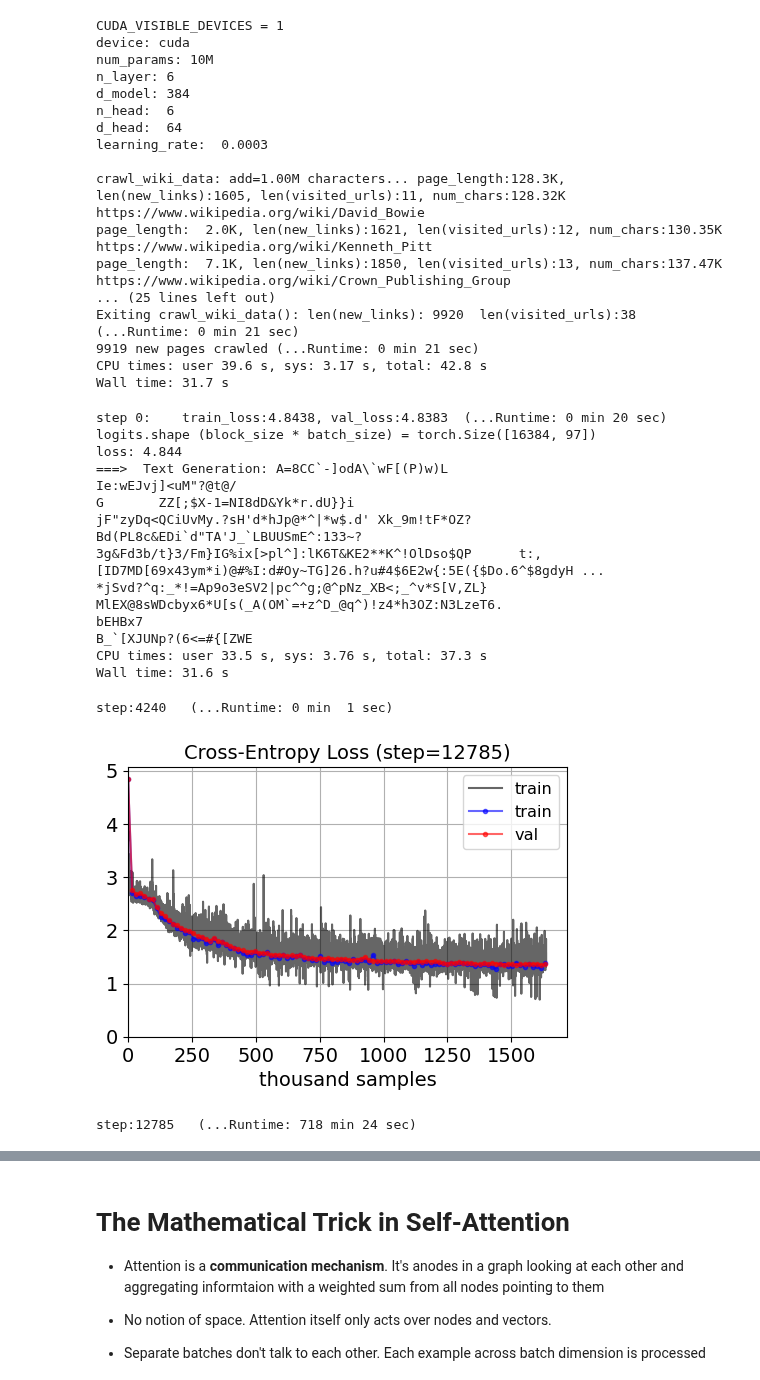
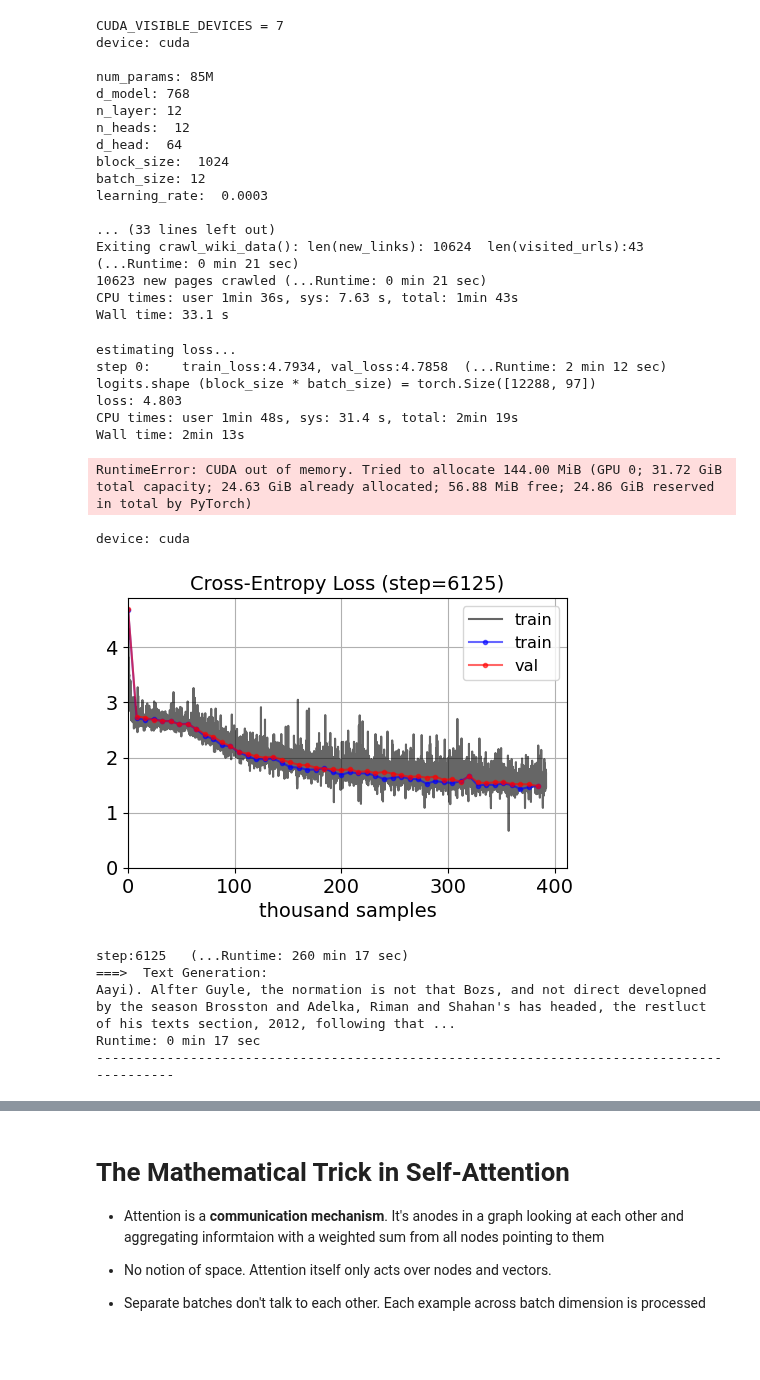
Before and after one commit to ozkansafak/decoder-llm, a Jupyter notebook: main.ipynb, the cells around one changed output, grey strips where cells are left out. Cells and saved outputs as stored; diff of their text form; code cells hidden in the pictures; blank space fills up the shorter version.

```diff
--- a/main.ipynb
+++ b/main.ipynb
@@ -2,36 +2,35 @@
 %%time
 %reload_ext autoreload
 %autoreload 2
-from utils.tranformer import *
+from utils.model import *
 from utils.helpers import *
 from utils.imports import *
 
 # instantiate model
-model = DecoderTransformer(vocab_size)
-model = nn.DataParallel(model)
+model = DecoderModel(vocab_size)
 model = model.to(device) # move model parameters to gpu if available
 
 # load val_data by crawling the list of wiki pages in "dataset/val_wiki.json"
 val_data, val_urls = load_val_data(num_pages=10)
-train_data, num_chars = crawl_wiki_data(new_links, visited_urls, num_chars, add=10e5, printer=True)
+train_data, num_chars = crawl_wiki_data(new_links, visited_urls, num_chars, add=1e6, printer=True)
 # %% [output]
-CUDA_VISIBLE_DEVICES = 1
+CUDA_VISIBLE_DEVICES = 7
 device: cuda
-num_params: 10M
-n_layer: 6
-d_model: 384
-n_head:  6
+
+num_params: 85M
+d_model: 768
+n_layer: 12
+n_heads:  12
 d_head:  64
+block_size:  1024
+batch_size: 12
 learning_rate:  0.0003
 
-crawl_wiki_data: add=1.00M characters... page_length:128.3K, len(new_links):1605, len(visited_urls):11, num_chars:128.32K  https://www.wikipedia.org/wiki/David_Bowie
-page_length:  2.0K, len(new_links):1621, len(visited_urls):12, num_chars:130.35K  https://www.wikipedia.org/wiki/Kenneth_Pitt
-page_length:  7.1K, len(new_links):1850, len(visited_urls):13, num_chars:137.47K  https://www.wikipedia.org/wiki/Crown_Publishing_Group
-... (25 lines left out)
-Exiting crawl_wiki_data(): len(new_links): 9920  len(visited_urls):38   (...Runtime: 0 min 21 sec)
-9919 new pages crawled (...Runtime: 0 min 21 sec)
-CPU times: user 39.6 s, sys: 3.17 s, total: 42.8 s
-Wall time: 31.7 s
+... (33 lines left out)
+Exiting crawl_wiki_data(): len(new_links): 10624  len(visited_urls):43   (...Runtime: 0 min 21 sec)
+10623 new pages crawled (...Runtime: 0 min 21 sec)
+CPU times: user 1min 36s, sys: 7.63 s, total: 1min 43s
+Wall time: 33.1 s
 # %%
 %%time
 step = 0
@@ -44,6 +43,7 @@ list_epochs, list_losses, list_epochs_eval, list_losses_eval = [0], [], [0], []
 xb, yb, pivot = get_batch(train_data, batch_size, pivot=0)
 
 logits, loss = model(xb, yb)
+print()
 if device.startswith('cuda') and torch.cuda.device_count() > 1:
     loss = np.mean(loss.tolist())
 list_losses.append(loss.tolist())
@@ -53,21 +53,14 @@ list_losses_eval.append([item.detach().numpy().tolist() for item in (losses['tra
 
 print(f'logits.shape (block_size * batch_size) = {logits.shape}')
 print(f'loss: {loss:.3f}')
-generate_text(model, step);
+# generate_text(model, step, time.time());
 # %% [output]
-step 0:    train_loss:4.8438, val_loss:4.8383  (...Runtime: 0 min 20 sec)
-logits.shape (block_size * batch_size) = torch.Size([16384, 97])
-loss: 4.844
-===>  Text Generation: A=8CC`-]odA\`wF[(P)w)L
-Ie:wEJvj]<uM"?@t@/
-G       ZZ[;$X-1=NI8dD&Yk*r.dU}}i
-jF"zyDq<QCiUvMy.?sH'd*hJp@*^|*w$.d' Xk_9m!tF*OZ?Bd(PL8c&EDi`d"TA'J_`LBUUSmE^:133~?3g&Fd3b/t}3/Fm}IG%ix[>pl^]:lK6T&KE2**K^!OlDso$QP      t:,[ID7MD[69x43ym*i)@#%I:d#Oy~TG]26.h?u#4$6E2w{:5E({$Do.6^$8gdyH ...
-*jSvd?^q:_*!=Ap9o3eSV2|pc^^g;@^pNz_XB<;_^v*S[V,ZL}
-MlEX@8sWDcbyx6*U[s(_A(OM`=+z^D_@q^)!z4*h3OZ:N3LzeT6.
-bEHBx7
-B_`[XJUNp?(6<=#{[ZWE
-CPU times: user 33.5 s, sys: 3.76 s, total: 37.3 s
-Wall time: 31.6 s
+estimating loss...
+step 0:    train_loss:4.7934, val_loss:4.7858  (...Runtime: 2 min 12 sec)
+logits.shape (block_size * batch_size) = torch.Size([12288, 97])
+loss: 4.803
+CPU times: user 1min 48s, sys: 31.4 s, total: 2min 19s
+Wall time: 2min 13s
 # %%
 # train loop
 start = time.time()
@@ -79,7 +72,6 @@ while step < max_iters:
 
     # sample a batch of data
     xb, yb, pivot = get_batch(train_data, batch_size, pivot)
-
     while len(xb) < batch_size:
         repo_xb, repo_yb, pivot = xb, yb, 0
         train_data, num_chars = crawl_wiki_data(new_links, visited_urls, num_chars, add, printer=False)
@@ -90,10 +82,11 @@ while step < max_iters:
     # evaluate the loss
     logits, loss = model(xb, yb)
     if device.startswith('cuda') and torch.cuda.device_count() > 1:
+        # averages multi-GPU losses
         loss = loss.mean()
     optimizer.zero_grad(set_to_none=True)
-    loss.backward() # get the gradients
-    optimizer.step() # update parameters using the gradients
+    loss.backward() # get the gradients with backprop.
+    optimizer.step() # apply the gradient on the parameters
 
     list_losses.append(loss.item())
     list_epochs.append(sample_no)
@@ -104,16 +97,24 @@ while step < max_iters:
         list_epochs_eval.append(sample_no)
         list_losses_eval.append([item.detach().numpy().tolist() for item in (losses['train'], losses['val'])])
         plotter(list_epochs, list_losses, list_epochs_eval, list_losses_eval, step)
+
+    if sample_no % (eval_interval * 4) == 0:
         generate_text(model, step, start)
 
     if step % 10 == 0:
         print(f'step:{step:3d}  {print_runtime(start, False)}')
 # %% [output]
-step:4240   (...Runtime: 0 min  1 sec)
+RuntimeError: CUDA out of memory. Tried to allocate 144.00 MiB (GPU 0; 31.72 GiB total capacity; 24.63 GiB already allocated; 56.88 MiB free; 24.86 GiB reserved in total by PyTorch)
 # %%
 plotter(list_epochs, list_losses, list_epochs_eval, list_losses_eval, step)
 print(f'step:{step:3d}  {print_runtime(start, False)}')
-generate_text(model, step, start)
+# model.print_hyperparams_to_stdout()
+generate_text(model, step, time.time())
 # %% [output]
+device: cuda
-[figure, old version]
+[figure, new version]
-step:12785   (...Runtime: 718 min 24 sec)
+step:6125   (...Runtime: 260 min 17 sec)
+===>  Text Generation:
+Aayi). Alfter Guyle, the normation is not that Bozs, and not direct developned by the season Brosston and Adelka, Riman and Shahan's has headed, the restluct of his texts section, 2012, following that ...
+Runtime: 0 min 17 sec
+------------------------------------------------------------------------------------------
```
Also changed, not shown: parts of 5 cells of this notebook, 12 other files.
